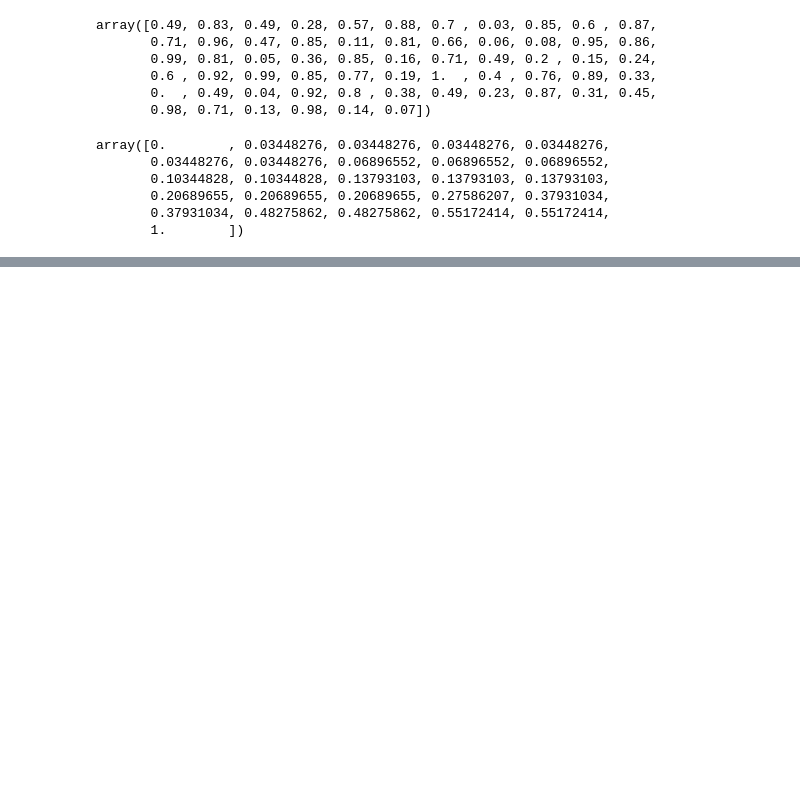
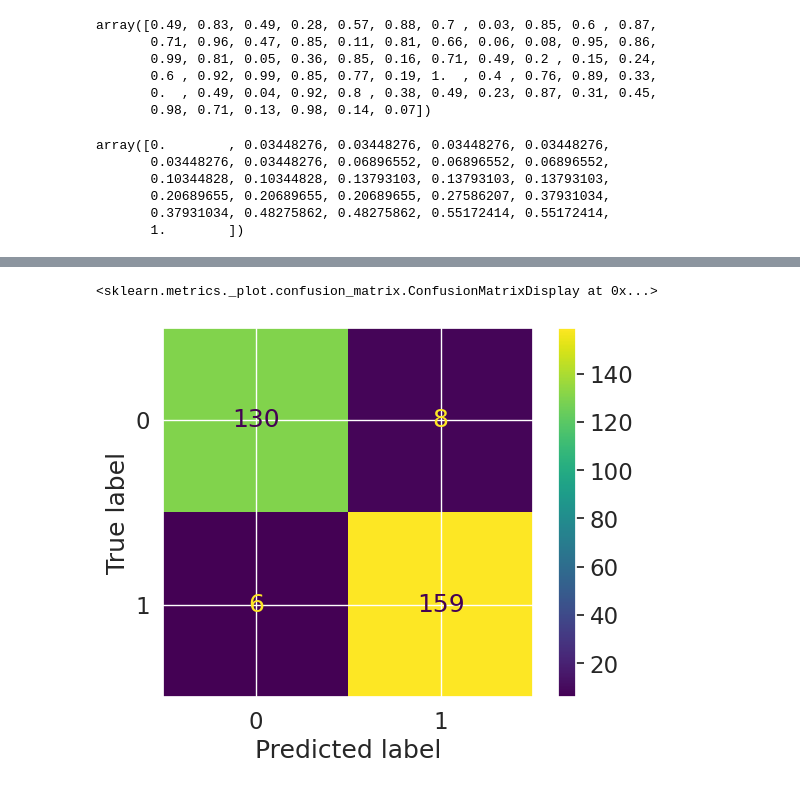
Before and after one commit to johnnvas/scikitlearn-demo, a Jupyter notebook: scikit-learn_demo.ipynb, the cells around one changed output, grey strips where cells are left out. Cells and saved outputs as stored; diff of their text form; code cells hidden in the pictures; blank space fills up the shorter version.

```diff
--- a/scikit-learn_demo.ipynb
+++ b/scikit-learn_demo.ipynb
@@ -1089,0 +1158,7 @@ array([0.        , 0.03448276, 0.03448276, 0.03448276, 0.03448276,
+# %%
+from sklearn.metrics import ConfusionMatrixDisplay
+
+ConfusionMatrixDisplay.from_estimator(model, x, y)
+# %% [output]
+<sklearn.metrics._plot.confusion_matrix.ConfusionMatrixDisplay at 0x...>
+[figure, added]
```
Also changed, not shown: parts of 7 cells of this notebook.
